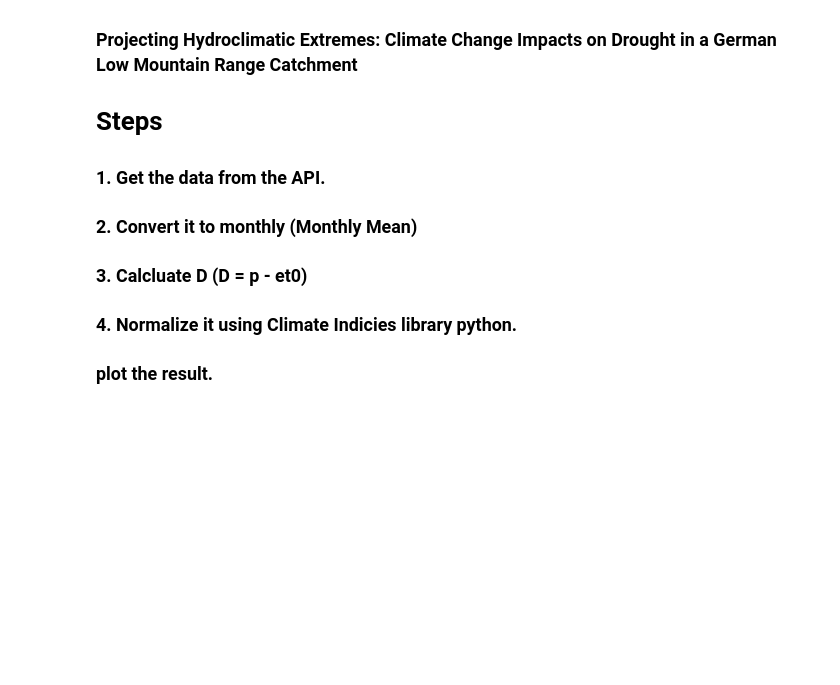
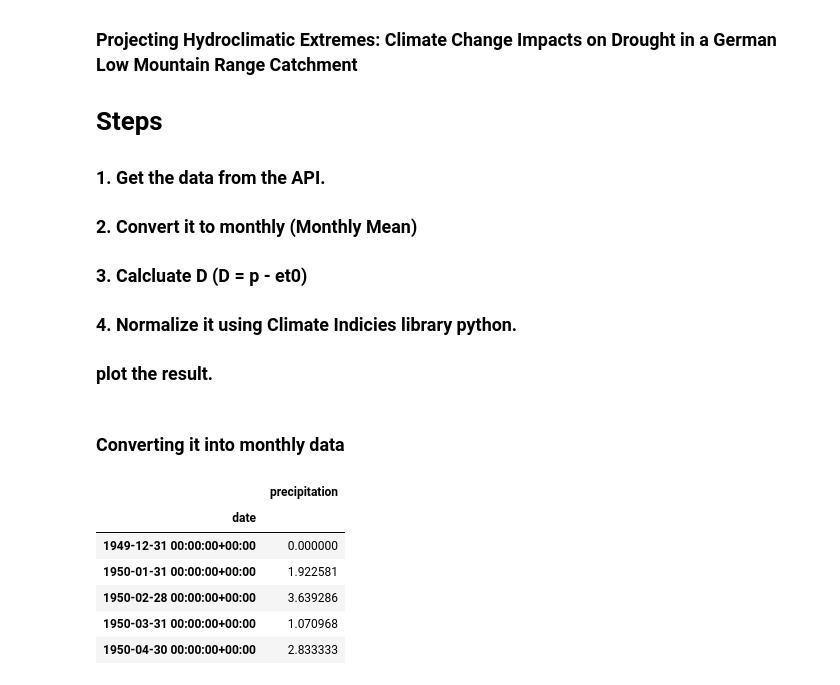
Before and after one commit to jaineshk/CCA_Harz_Project_2025, a Jupyter notebook: Taglich/Analysis_on_Hydroclimatic Extremes.ipynb, the cells around one changed output. Cells and saved outputs as stored; diff of their text form; code cells hidden in the pictures; blank space fills up the shorter version.

```diff
--- a/Taglich/Analysis_on_Hydroclimatic Extremes.ipynb
+++ b/Taglich/Analysis_on_Hydroclimatic Extremes.ipynb
@@ -136,4 +141,4 @@ def plot_my_bargraph_withnumbers(length:int,breath:int,xaxis,yaxis,title:str,xla
 ### 4. Normalize it using Climate Indicies library python.
 ### plot the result.
 # %%
-open_meto_1950_2023_precipitation_4 = daily_open_meteo_data("1950-01-01", "2023-12-31",[51.8], [10.62],"precipitation_sum")
+open_meto_1950_2023_precipitation = daily_open_meteo_data("1950-01-01", "2023-12-31",[51.8], [10.62],"precipitation_sum")
@@ -139,0 +147,18 @@ open_meto_1950_2023_precipitation_4 = daily_open_meteo_data("1950-01-01", "2023-
+# %% [markdown]
+### Converting it into monthly data
+# %%
+# Precipitation data
+open_meto_1950_2023_precipitation.set_index('date',inplace = True)
+open_meto_1950_2023_precipitation.fillna(0,inplace=True) # to be sure it do not contain NAN values
+open_meto_1950_2023_precipitation_monthly = open_meto_1950_2023_precipitation.resample("M").mean()
+open_meto_1950_2023_precipitation_monthly.rename(columns={'open_meteo': 'precipitation'}, inplace=True)
+# %%
+open_meto_1950_2023_precipitation_monthly.head()
+# %% [output]
+|  | precipitation |
+| date |  |
+| 1949-12-31 00:00:00+00:00 | 0.000000 |
+| 1950-01-31 00:00:00+00:00 | 1.922581 |
+| 1950-02-28 00:00:00+00:00 | 3.639286 |
+| 1950-03-31 00:00:00+00:00 | 1.070968 |
+| 1950-04-30 00:00:00+00:00 | 2.833333 |
```
Also changed, not shown: parts of 12 cells of this notebook, 3 other files.
